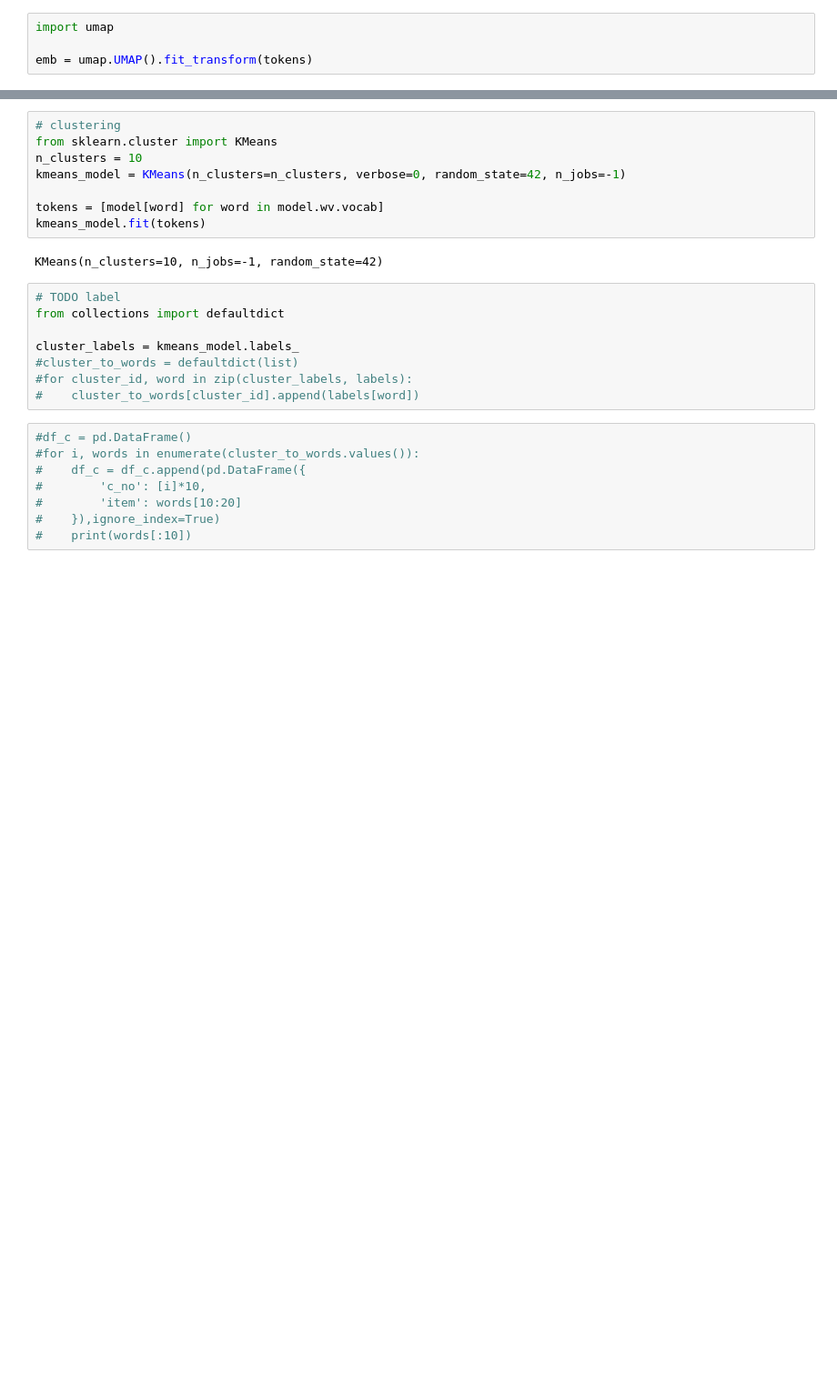
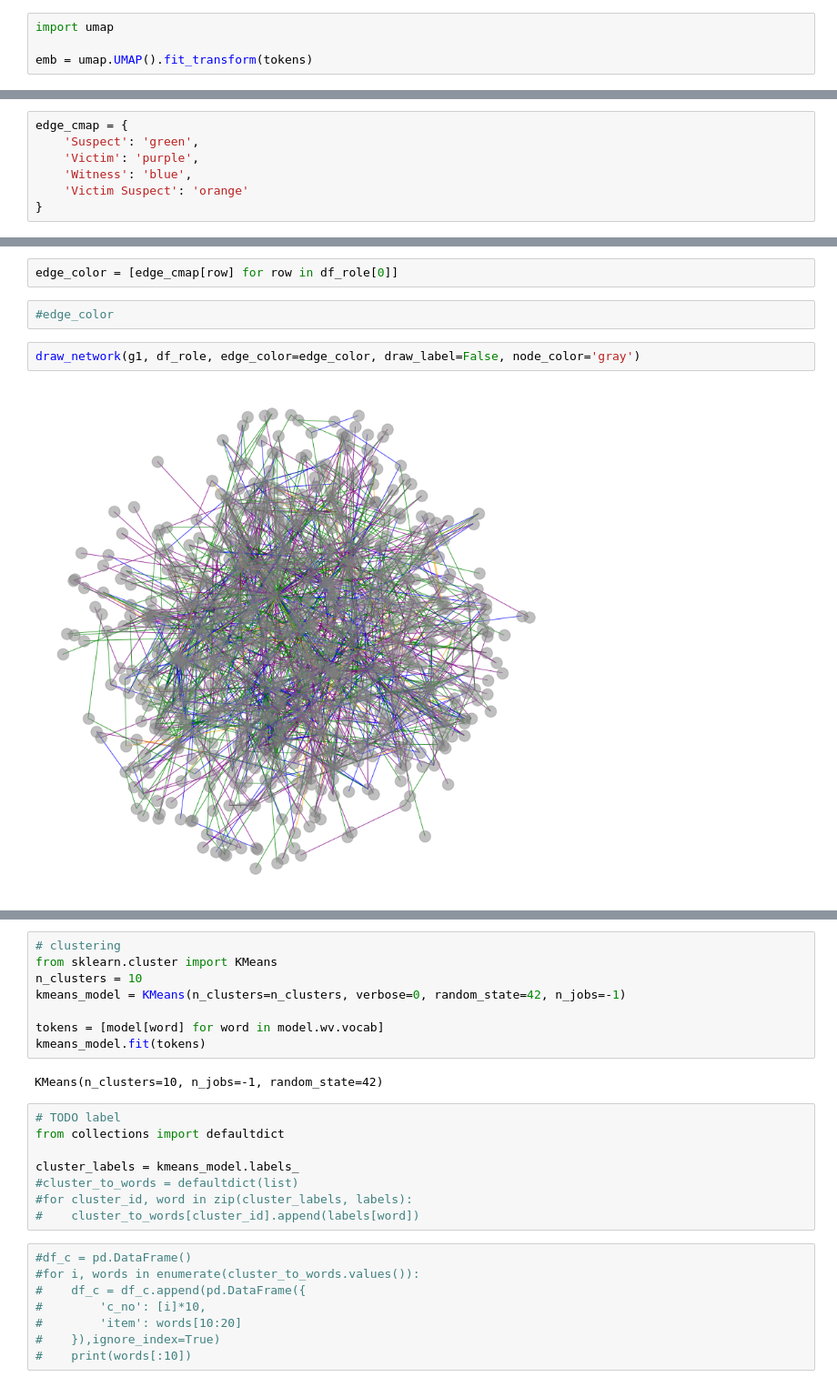
Before and after one commit to uni-3/network-analysis, a Jupyter notebook: notebooks/node2vec_rec.ipynb, the cells around one changed output, grey strips where cells are left out. Shown at 91% size. Saved outputs shown, nothing was run; the diff lists cells and outputs as text; blank space fills up the shorter version.

```diff
--- a/notebooks/node2vec_rec.ipynb
+++ b/notebooks/node2vec_rec.ipynb
@@ -106,0 +149,7 @@ plt.show()
+# %%
+edge_cmap = {
+    'Suspect': 'green',
+    'Victim': 'purple',
+    'Witness': 'blue',
+    'Victim Suspect': 'orange'
+}
@@ -106,0 +164,8 @@ plt.show()
+# %%
+edge_color = [edge_cmap[row] for row in df_role[0]]
+# %%
+#edge_color
+# %%
+draw_network(g1, df_role, edge_color=edge_color, draw_label=False, node_color='gray')
+# %% [output]
+[figure, added]
```
Also changed, not shown: parts of 17 cells of this notebook.
